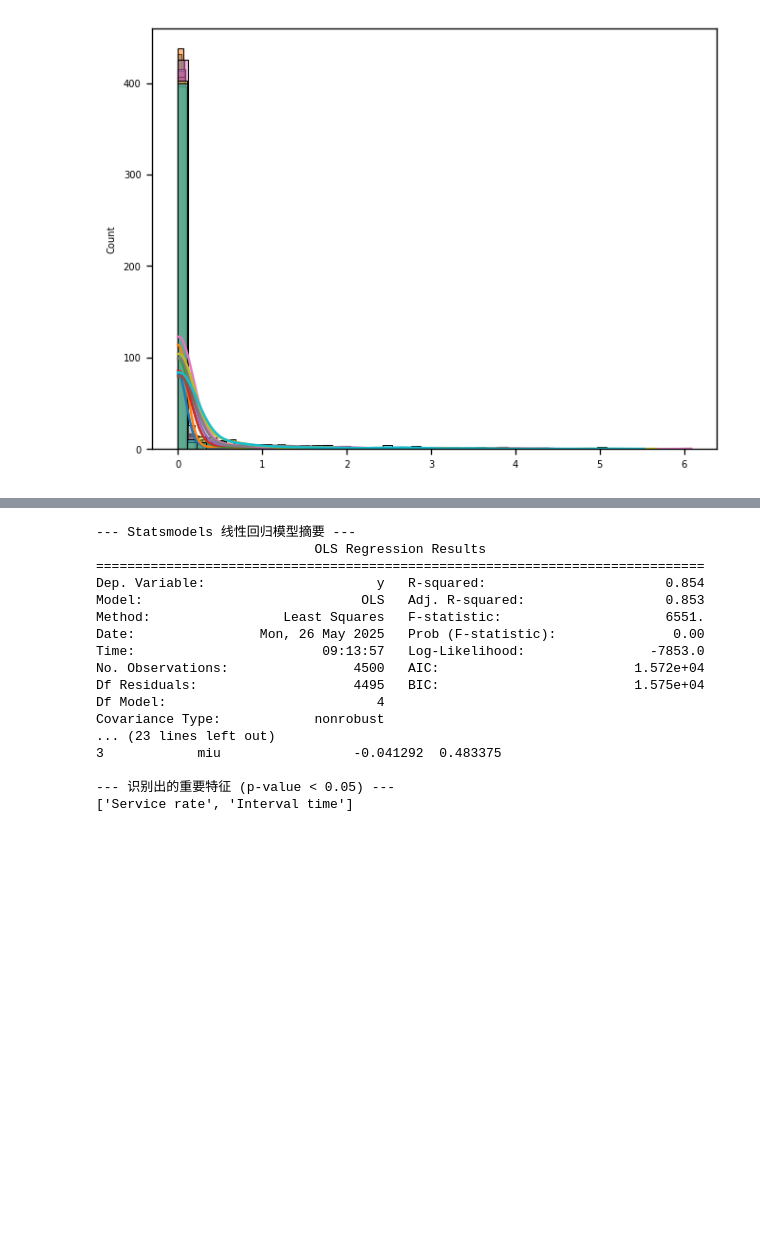
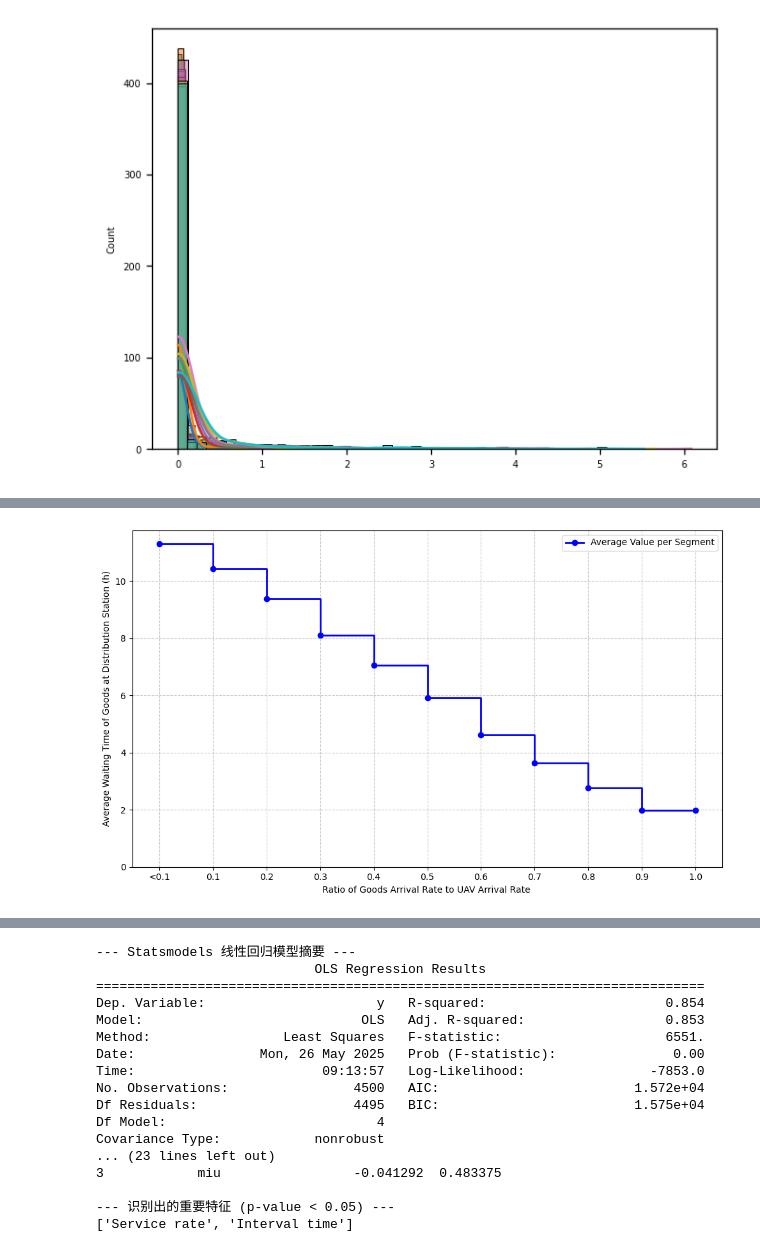
Before and after one commit to miluosi/uav-simulation, a Jupyter notebook: uavsimulation.ipynb, the cells around one changed output, grey strips where cells are left out. Cells and saved outputs as stored; diff of their text form; code cells hidden in the pictures; blank space fills up the shorter version.

```diff
--- a/uavsimulation.ipynb
+++ b/uavsimulation.ipynb
@@ -1030,7 +1033,7 @@ errorsuav = np.zeros((len(uavexp_rates), len(arrivalrates)))  # 存储误差
 
 # 实验循环
 ratiolist = np.linspace(0.05, 1.1, 50)
-goodsarrivetime_meanl = np.linspace(0.2, 1, 9)
+goodsarrivetime_meanl = np.linspace(1.1, 2, 10)
 for goodsarrivetime_mean in goodsarrivetime_meanl:
     mm1_wlist = []
     db1mlist = []
@@ -1571,0 +1585,3 @@ X_combined_w_y.shape
+# %%
+X_combined_w_uav = np.hstack((X_combined_w, uavwaitlist.reshape(-1, 1)))
+X_combined_w_uav.shape
@@ -1766,0 +1949,87 @@ print(current_meanlist)
+# %%
+import numpy as np
+import pandas as pd
+import matplotlib.pyplot as plt
+import matplotlib.ticker as mticker # 用于更精细的刻度控制
+
+
+bins = list(np.linspace(0, 1, 11))
+
+print("--- 重新计算分段平均值 ---")
+
+
+
+
+plot_x_values = [] # 用于阶梯图的X坐标 (区间的右边界)
+plot_y_values = [] # 用于阶梯图的Y坐标 (区间的平均值)
+segment_labels = [] # 用于打印输出
+
+# 将数据按第一列排序 (虽然对于平均值计算不是必须，但对理解数据有帮助)
+X_combined_w_uav_sorted = X_combined_w_uav[X_combined_w_uav[:, 0].argsort()]
+current_meanlist = []
+for i in range(len(bins) - 1):
+    lower_bound = bins[i]
+    upper_bound = bins[i+1]
+
+    # 筛选出当前区间的数据
+    # 注意：最后一个区间包含上限，其他区间不包含上限
+    if i == len(bins) - 2: # 最后一个区间 (例如 [0.9, 1.0])
+        subset_data = X_combined_w_uav_sorted[
+            (X_combined_w_uav_sorted[:, 0] >= lower_bound) &
+            (X_combined_w_uav_sorted[:, 0] <= upper_bound)
+        ]
+    else: # 其他区间 (例如 [0.0, 0.5), [0.5, 0.6) 等)
+        subset_data = X_combined_w_uav_sorted[
+            (X_combined_w_uav_sorted[:, 0] >= lower_bound) &
+            (X_combined_w_uav_sorted[:, 0] < upper_bound)
+        ]
+
+    if subset_data.shape[0] > 0:
+        current_mean = subset_data[:, -1].mean()
+        current_meanlist.append(current_mean)
+        plot_x_values.append(upper_bound) # X轴使用区间的右边界
+        plot_y_values.append(current_mean)
+        segment_labels.append(f"[{lower_bound:.1f}, {upper_bound:.1f})")
+        print(f"区间 [{lower_bound:.1f}, {upper_bound:.1f}) 的平均值: {current_mean:.4f} (样本数: {subset_data.shape[0]})")
+    else:
+        # 如果某个区间没有数据，可以在图上显示为0或者留空，这里我们跳过，不画这个点
+        print(f"区间 [{lower_bound:.1f}, {upper_bound:.1f}) 无数据。")
+
+# --- 绘制阶梯图 ---
+plt.figure(figsize=(10, 6))
+
+
+
+
+x_for_plot = [bins[0]] + plot_x_values[:-1] # 从第一个bin的下界开始
+y_for_plot = plot_y_values
+
+# 添加最后一个点，以完成最后一个阶梯
+x_for_plot.append(bins[-1])
+y_for_plot.append(plot_y_values[-1])
+
+
+plt.step(x_for_plot, y_for_plot, where='post', color='blue', linestyle='-', linewidth=2, marker='o', markersize=6, label='Average Value per Segment')
+
+# 添加标签和标题
+plt.xlabel('Ratio of Goods Arrival Rate to UAV Arrival Rate ')
+plt.ylabel('Average Waiting Time of UAVs at Distribution Station (h)')
+# plt.title('Simulation results of Stepwise Average Waiting Time of UAVs at Distribution Station')
+plt.grid(True, linestyle='--', alpha=0.7)
+
+
+
+
+plt.xticks(bins, [f'<{bins[1]:.1f}'] + [f'{b:.1f}' for b in bins[1:]])
+
+
+
+
+plt.ylim(bottom=0)
+
+plt.legend()
+plt.tight_layout()
+plt.show()
+print("\n--- 分段平均值分析完成 ---")
+print(current_meanlist)
+# %% [output]
@@ -1766,0 +2047 @@ print(current_meanlist)
+[figure, added]
```
Also changed, not shown: parts of 21 cells of this notebook, 16 other files.
